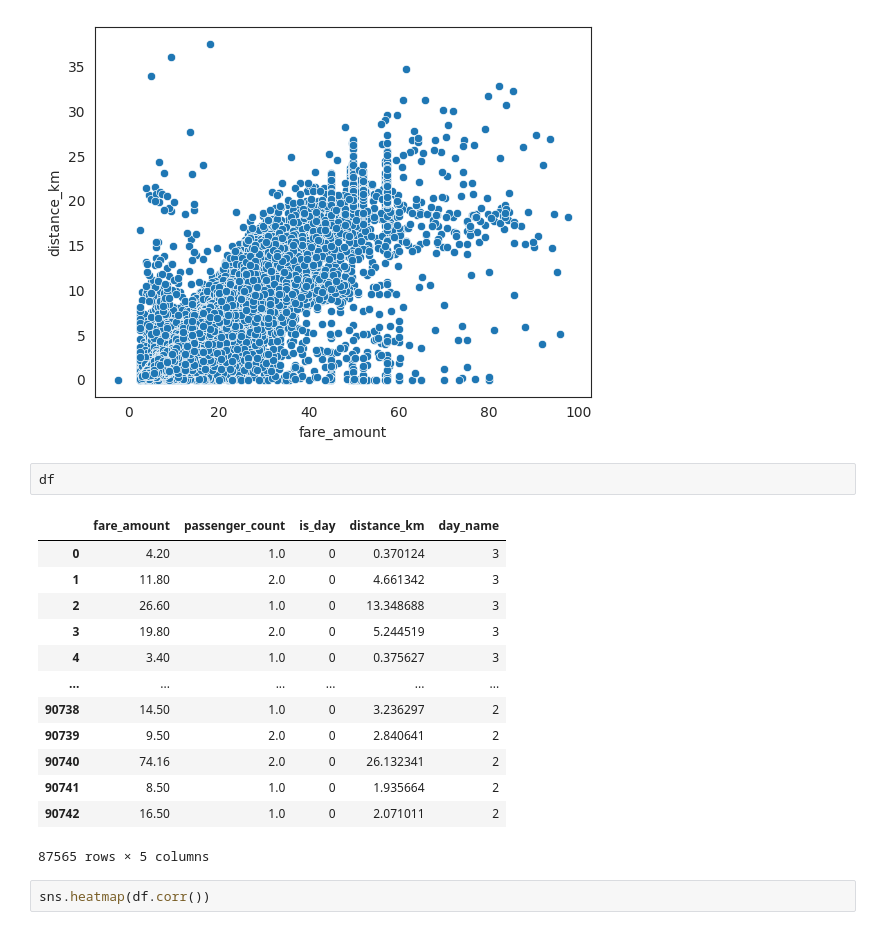
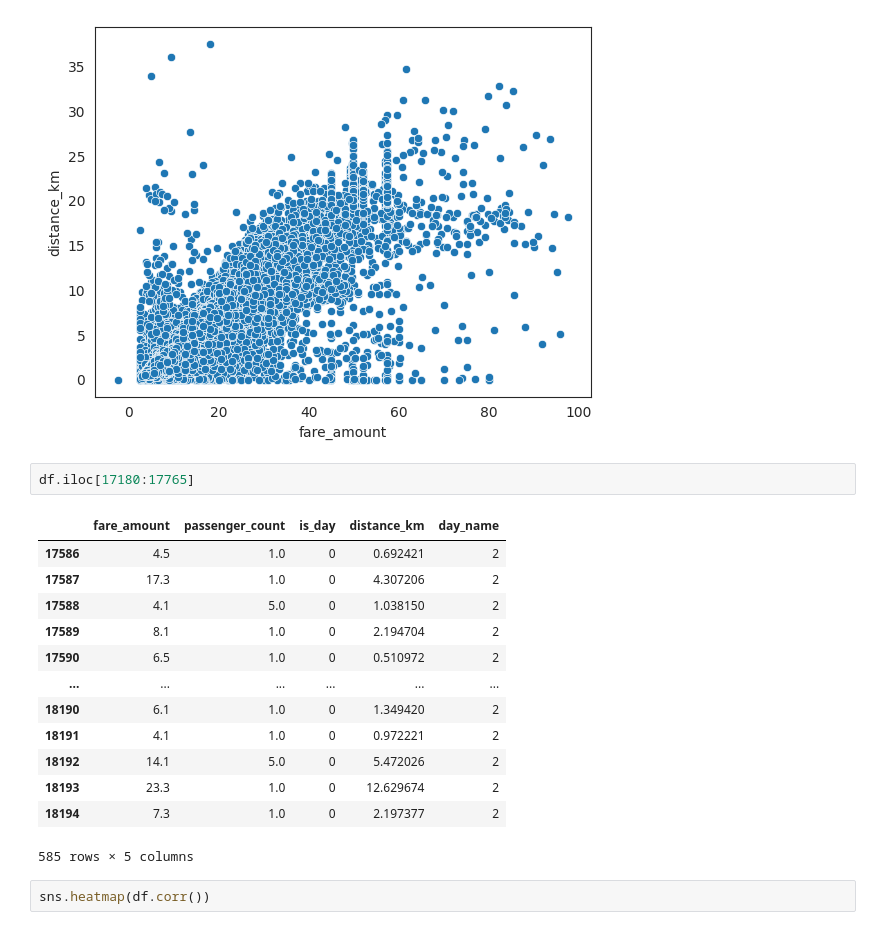
Before and after one commit to yjalil/prelectureMLops, a Jupyter notebook: project/mynotebook.ipynb, the cells around one changed output. Saved outputs shown, nothing was run; the diff lists cells and outputs as text.

```diff
--- a/project/mynotebook.ipynb
+++ b/project/mynotebook.ipynb
@@ -126,22 +126,22 @@ with sns.axes_style("white"):
     sns.scatterplot(x='fare_amount', y='distance_km', data=df)
 # %% [output]
 [figure]
-# %%
-df
-# %% [output]
-|  | fare_amount | passenger_count | is_day | distance_km | day_name |
-| 0 | 4.20 | 1.0 | 0 | 0.370124 | 3 |
-| 1 | 11.80 | 2.0 | 0 | 4.661342 | 3 |
-| 2 | 26.60 | 1.0 | 0 | 13.348688 | 3 |
-| 3 | 19.80 | 2.0 | 0 | 5.244519 | 3 |
-| 4 | 3.40 | 1.0 | 0 | 0.375627 | 3 |
-| ... | ... | ... | ... | ... | ... |
-| 90738 | 14.50 | 1.0 | 0 | 3.236297 | 2 |
-| 90739 | 9.50 | 2.0 | 0 | 2.840641 | 2 |
-| 90740 | 74.16 | 2.0 | 0 | 26.132341 | 2 |
-| 90741 | 8.50 | 1.0 | 0 | 1.935664 | 2 |
-| 90742 | 16.50 | 1.0 | 0 | 2.071011 | 2 |
-87565 rows × 5 columns
+# %%
+df.iloc[17180:17765]
+# %% [output]
+|  | fare_amount | passenger_count | is_day | distance_km | day_name |
+| 17586 | 4.5 | 1.0 | 0 | 0.692421 | 2 |
+| 17587 | 17.3 | 1.0 | 0 | 4.307206 | 2 |
+| 17588 | 4.1 | 5.0 | 0 | 1.038150 | 2 |
+| 17589 | 8.1 | 1.0 | 0 | 2.194704 | 2 |
+| 17590 | 6.5 | 1.0 | 0 | 0.510972 | 2 |
+| ... | ... | ... | ... | ... | ... |
+| 18190 | 6.1 | 1.0 | 0 | 1.349420 | 2 |
+| 18191 | 4.1 | 1.0 | 0 | 0.972221 | 2 |
+| 18192 | 14.1 | 5.0 | 0 | 5.472026 | 2 |
+| 18193 | 23.3 | 1.0 | 0 | 12.629674 | 2 |
+| 18194 | 7.3 | 1.0 | 0 | 2.197377 | 2 |
+585 rows × 5 columns
 # %%
 sns.heatmap(df.corr())
 # %% [output]
```
Also changed, not shown: parts of 7 cells of this notebook, 20 other files.
